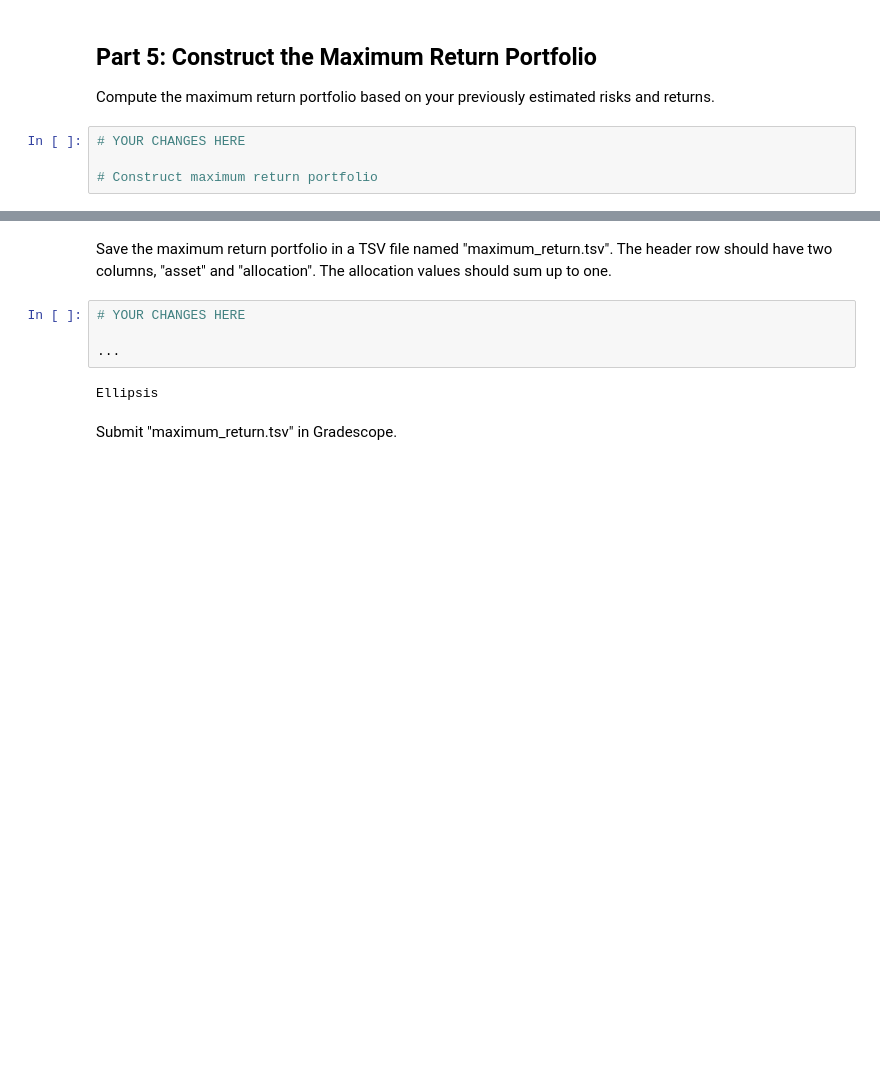
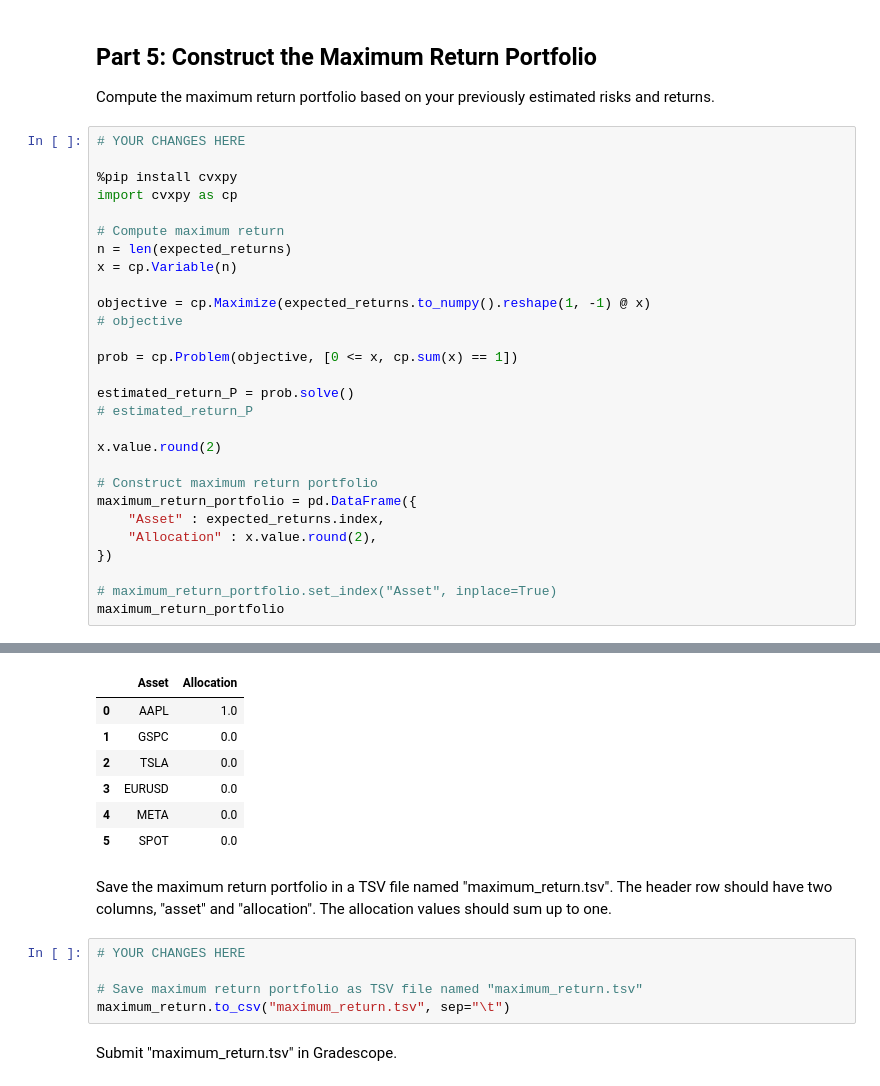
Before and after one commit to veniola/dx704-project-01, a Jupyter notebook: dx704-project-01.ipynb, the cells around one changed output, grey strips where cells are left out. Cells and saved outputs as stored; diff of their text form; blank space fills up the shorter version.

```diff
--- a/dx704-project-01.ipynb
+++ b/dx704-project-01.ipynb
@@ -213,7 +213,32 @@ Submit "estimated_covariance.tsv" in Gradescope.
 ## Part 5: Construct the Maximum Return Portfolio
 
 Compute the maximum return portfolio based on your previously estimated risks and returns.
-# %%
-# YOUR CHANGES HERE
-
-# Construct maximum return portfolio
+# %%
+# YOUR CHANGES HERE
+
+%pip install cvxpy
+import cvxpy as cp
+
+# Compute maximum return
+n = len(expected_returns)
+x = cp.Variable(n)
+
+objective = cp.Maximize(expected_returns.to_numpy().reshape(1, -1) @ x)
+# objective
+
+prob = cp.Problem(objective, [0 <= x, cp.sum(x) == 1])
+
+estimated_return_P = prob.solve()
+# estimated_return_P
+
+x.value.round(2)
+
+# Construct maximum return portfolio
+maximum_return_portfolio = pd.DataFrame({
+    "Asset" : expected_returns.index,
+    "Allocation" : x.value.round(2),
+})
+
+# maximum_return_portfolio.set_index("Asset", inplace=True)
+maximum_return_portfolio
+# %% [output]
@@ -220,13 +262,19 @@ Compute the maximum return portfolio based on your previously estimated risks an
+|  | Asset | Allocation |
+| 0 | AAPL | 1.0 |
+| 1 | GSPC | 0.0 |
+| 2 | TSLA | 0.0 |
+| 3 | EURUSD | 0.0 |
+| 4 | META | 0.0 |
+| 5 | SPOT | 0.0 |
 # %% [markdown]
 Save the maximum return portfolio in a TSV file named "maximum_return.tsv".
 The header row should have two columns, "asset" and "allocation".
 The allocation values should sum up to one.
-# %%
-# YOUR CHANGES HERE
-
-...
-# %% [output]
-Ellipsis
+# %%
+# YOUR CHANGES HERE
+
+# Save maximum return portfolio as TSV file named "maximum_return.tsv"
+maximum_return.to_csv("maximum_return.tsv", sep="\t")
 # %% [markdown]
 Submit "maximum_return.tsv" in Gradescope.
 # %% [markdown]
```
Also changed, not shown: parts of 15 cells of this notebook, 6 other files.
